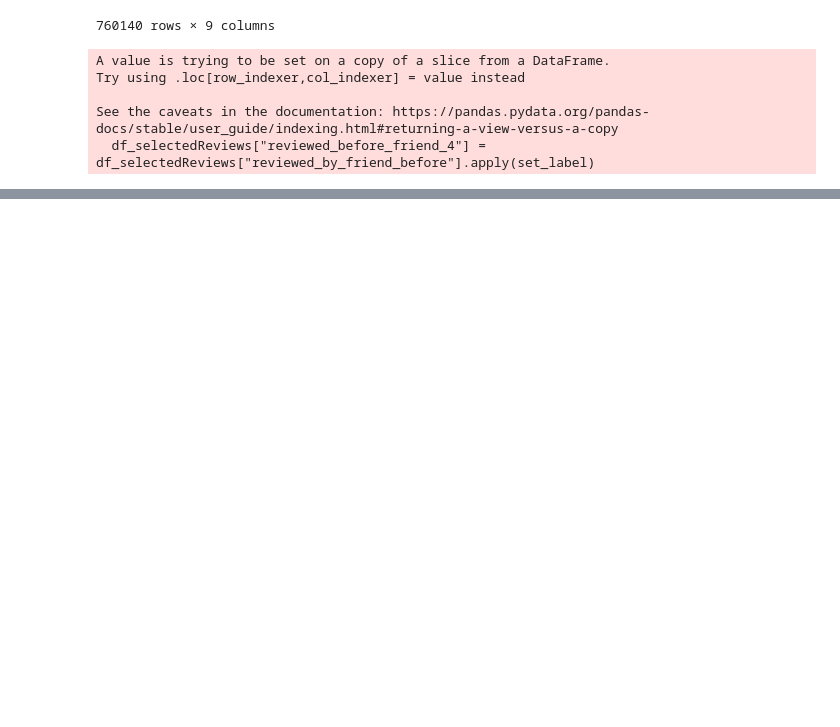
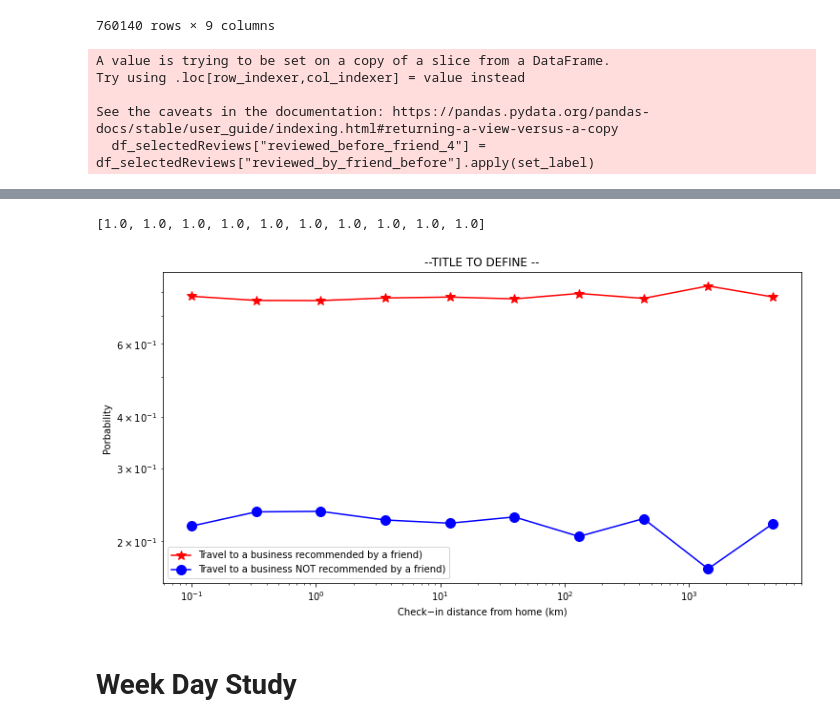
Before and after one commit to epfl-ada/ada-2020-project-milestone-p3-p3_kergagnant, a Jupyter notebook: Analysis Label.ipynb, the cells around one changed output, grey strips where cells are left out. Drawn from its saved outputs; the diff is of its cells as text; code cells hidden in the pictures; blank space fills up the shorter version.

Commit message:
new plots and categories

```diff
--- a/Analysis Label.ipynb
+++ b/Analysis Label.ipynb
@@ -232,0 +356,4 @@ df_selectedReviews
+# %%
+from bisect import bisect
+df_selectedReviews['id_groups'] = df_selectedReviews['dist_checkin_home'].apply(lambda x: bisect(interval_dist, x))
+df_selectedReviews.head()
@@ -232,0 +372,25 @@ df_selectedReviews
+# %%
+df_selectedReviews_v2 = df_selectedReviews[df_selectedReviews["reviewed_before_friend_4"] !=0]
+# %%
+def compute_fractions(df,number_distance_groups):
+    grouped = df.groupby(['id_groups','reviewed_before_friend_4']).count()['user_id'].reset_index()
+    grouped.rename(columns = {'user_id':'counts'},inplace=True)
+    dict_group_revlabel = grouped.groupby(['id_groups','reviewed_before_friend_4'])['counts'].apply(list).apply(np.squeeze).to_dict()
+
+
+    good_reviews = []
+    bad_reviews = []
+    for group_id in range(number_distance_groups):
+        target_rows = np.where(df['id_groups']==group_id)[0]
+        tot = float(len(target_rows))
+        if(tot==0):
+            good_reviews.append(0)
+            bad_reviews.append(0)
+        else:
+            group_good = (dict_group_revlabel.get((group_id,2))or 0)
+            group_bad = (dict_group_revlabel.get((group_id,1))or 0)
+
+            good_reviews.append(group_good/tot)
+            bad_reviews.append(group_bad/tot)
+
+    return good_reviews,bad_reviews
@@ -232,0 +424,24 @@ df_selectedReviews
+# %%
+good_reviews,bad_reviews = compute_fractions(df_selectedReviews_v2,number_distance_groups)
+# %%
+[good_reviews[i]+bad_reviews[i] for i in range(number_distance_groups)]
+# %% [output]
+[1.0, 1.0, 1.0, 1.0, 1.0, 1.0, 1.0, 1.0, 1.0, 1.0]
+# %%
+plt.figure(figsize=(12, 6))
+# What I obtain previously, with the first P_null
+#plt.subplot(121)
+plt.plot(interval_dist,good_reviews,'r*-', markersize=10,label='Travel to a business recommended by a friend)')
+plt.plot(interval_dist,bad_reviews,'bo-', markersize=10,label='Travel to a business NOT recommended by a friend)')
+plt.xscale('log')
+plt.yscale('log')
+plt.ylabel("Porbability")
+plt.xlabel("Check−in distance from home (km)")
+plt.legend(loc="lower left")
+plt.title("--TITLE TO DEFINE --")
+
+plt.show()
+# %% [output]
+[figure, added]
+# %% [markdown]
+# Week Day Study
```
Also changed, not shown: parts of 32 cells of this notebook, 3 other files.
